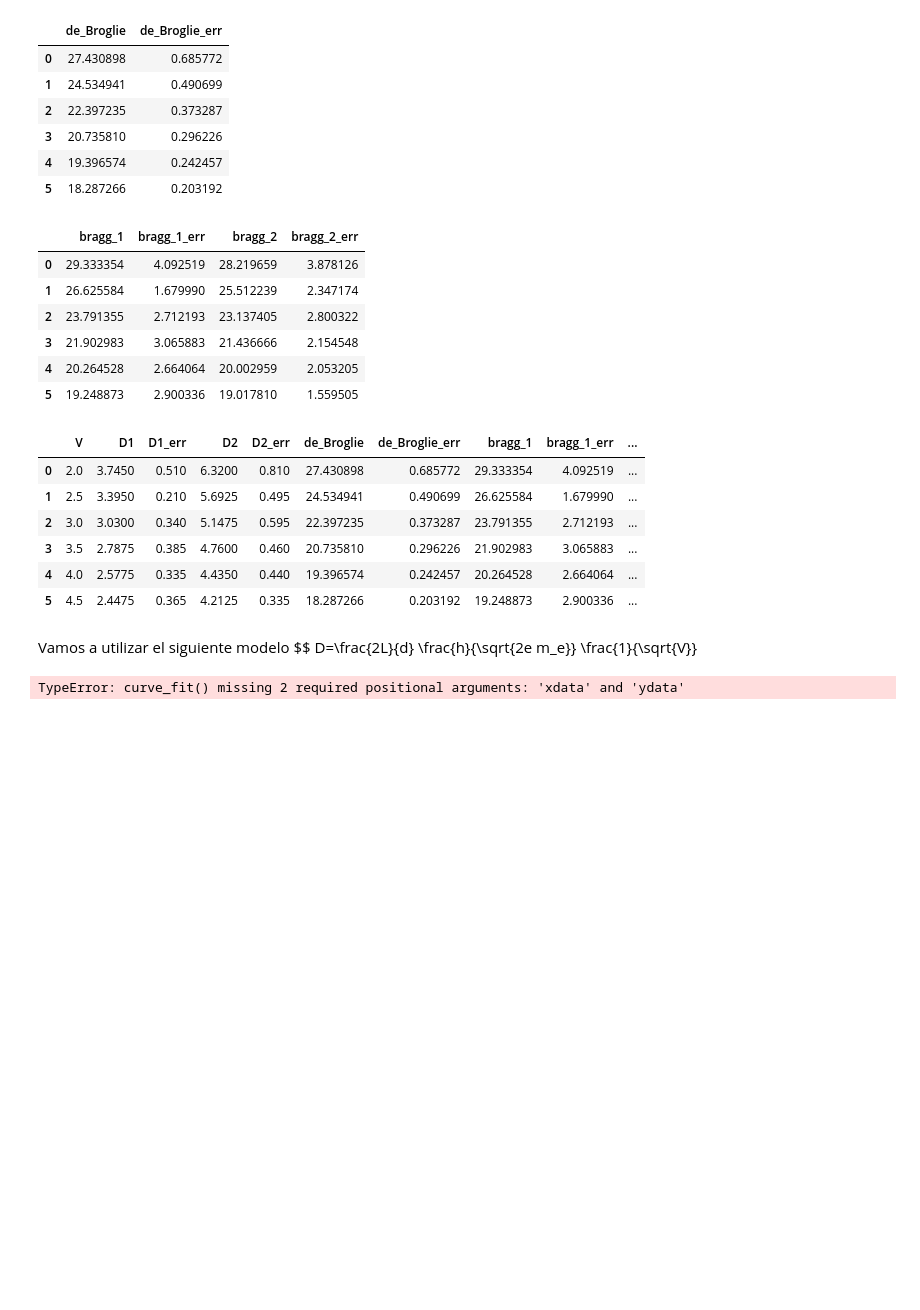
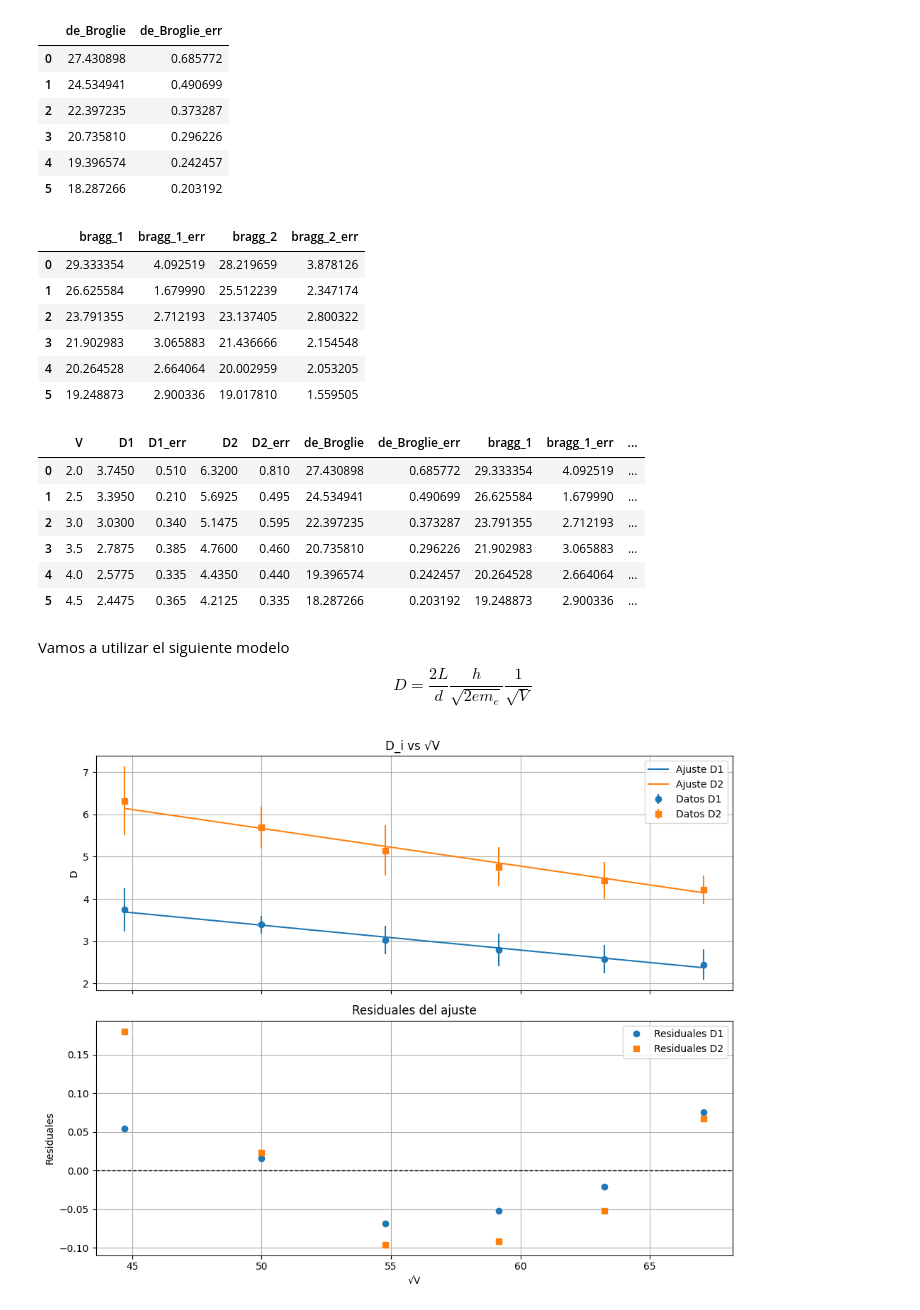
Before and after one commit to samuhdz/Laboratorio-Intermedio, a Jupyter notebook: Difracción de electrones/difraccion.ipynb, the cells around one changed output. Saved outputs shown, nothing was run; the diff lists cells and outputs as text; code cells hidden in the pictures; blank space fills up the shorter version.

```diff
--- a/Difracción de electrones/difraccion.ipynb
+++ b/Difracción de electrones/difraccion.ipynb
@@ -84,13 +129,75 @@ data
 data.to_csv("Actividad_2.csv", index=False)
 # %% [markdown]
 Vamos a utilizar el siguiente modelo
-$$ D=\frac{2L}{d} \frac{h}{\sqrt{2e m_e}} \frac{1}{\sqrt{V}}
+$$ D=\frac{2L}{d} \frac{h}{\sqrt{2e m_e}} \frac{1}{\sqrt{V}} $$
 # %%
-def linear (a,x,b):
-    return a*x+b
+def linear (m,x,b):
+    return m*x+b
 
 x=np.sqrt(V)
 
-params,cov=curve_fit(linear,)
+params_1,cov_1=curve_fit(linear,x,D1,sigma=D1_err)
+params_2,cov_2=curve_fit(linear,x,D2,sigma=D2_err)
+
+m_1,b_1=params_1
+sigma_m1, sigma_b1=np.sqrt(np.diag(cov_1))
+
+m_2,b_2=params_2
+sigma_m2, sigma_b2=np.sqrt(np.diag(cov_2))
+
+D1_ajustado=linear(m_1,x,b_1)
+residuales_1=D1-D1_ajustado
+D2_ajustado=linear(m_2,x,b_2)
+residuales_2=D2-D2_ajustado
+
+L = 0.135e-3
+sqrt_2em = np.sqrt(2 * e * m_e)
+
+d1_estimado = (2 * L * h) / (m_1 * sqrt_2em)
+d2_estimado = (2 * L * h) / (m_2 * sqrt_2em)
+
+
+sigma_d1 = abs(d1_estimado * (sigma_m1 / m_1))
+sigma_d2 = abs(d2_estimado * (sigma_m2 / m_2))
+
+d1_real = 213.3e-12  # metros
+d2_real = 123.05e-12  # metros
+
+
+h1_estimado = (m_1 * d1_real * sqrt_2em) / (2 * L)
+h2_estimado = (m_2 * d2_real * sqrt_2em) / (2 * L)
+
+
+sigma_h1 = abs(h1_estimado * (sigma_m1 / m_1))
+sigma_h2 = abs(h2_estimado * (sigma_m2 / m_2))
+
+h_mean=h1_estimado+h2_estimado
+sigma_h_mean=1/2*np.sqrt(sigma_h1**2+sigma_h2**2)
+
+
+fig, (ax1, ax2) = plt.subplots(2, 1, figsize=(10, 8), sharex=True)
+
+# Primer gráfico: ajustes
+ax1.errorbar(x, D1, yerr=D1_err, fmt='o', label='Datos D1', color='tab:blue')
+ax1.plot(x, D1_ajustado, '-', label='Ajuste D1', color='tab:blue')
+ax1.errorbar(x, D2, yerr=D2_err, fmt='s', label='Datos D2', color='tab:orange')
+ax1.plot(x, D2_ajustado, '-', label='Ajuste D2', color='tab:orange')
+ax1.set_ylabel('D')
+ax1.set_title('D_i vs √V ')
+ax1.legend()
+ax1.grid(True)
+
+# Segundo gráfico: residuales
+ax2.axhline(0, color='black', linestyle='--', linewidth=1)
+ax2.plot(x, residuales_1, 'o', label='Residuales D1', color='tab:blue')
+ax2.plot(x, residuales_2, 's', label='Residuales D2', color='tab:orange')
+ax2.set_xlabel('√V')
+ax2.set_ylabel('Residuales')
+ax2.set_title('Residuales del ajuste')
+ax2.legend()
+ax2.grid(True)
+
+plt.tight_layout()
+plt.show()
 # %% [output]
-TypeError: curve_fit() missing 2 required positional arguments: 'xdata' and 'ydata'
+[figure, added]
```
Also changed, not shown: parts of 1 cell of this notebook.
